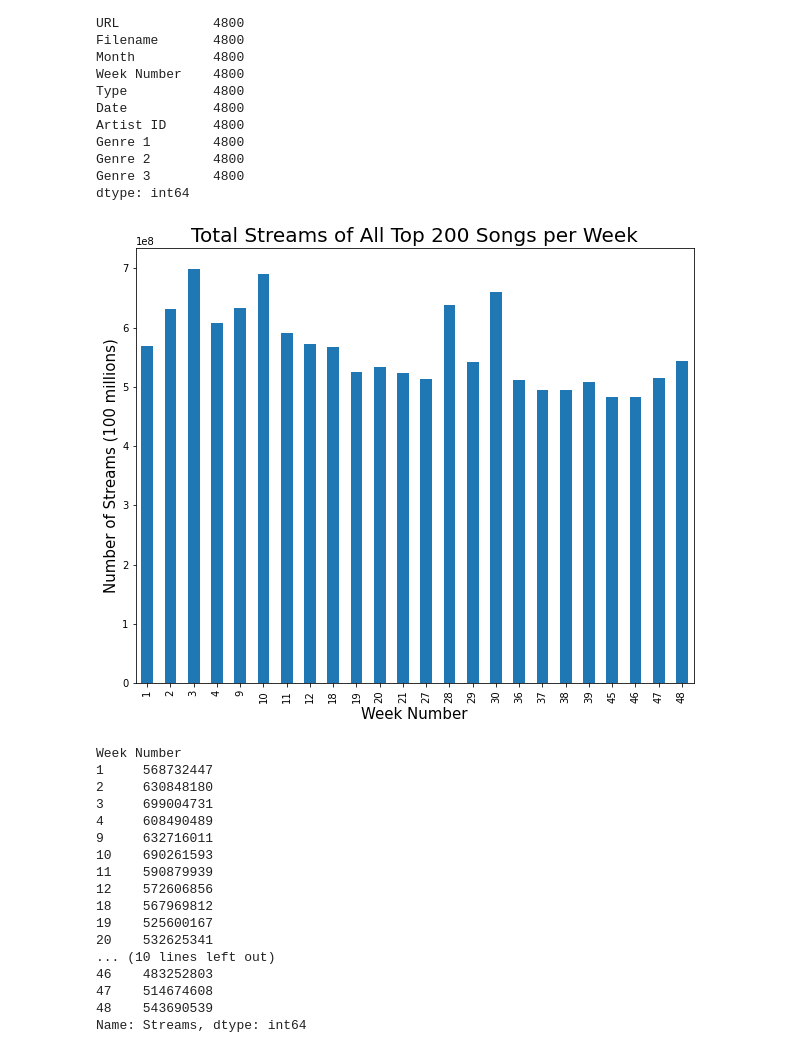
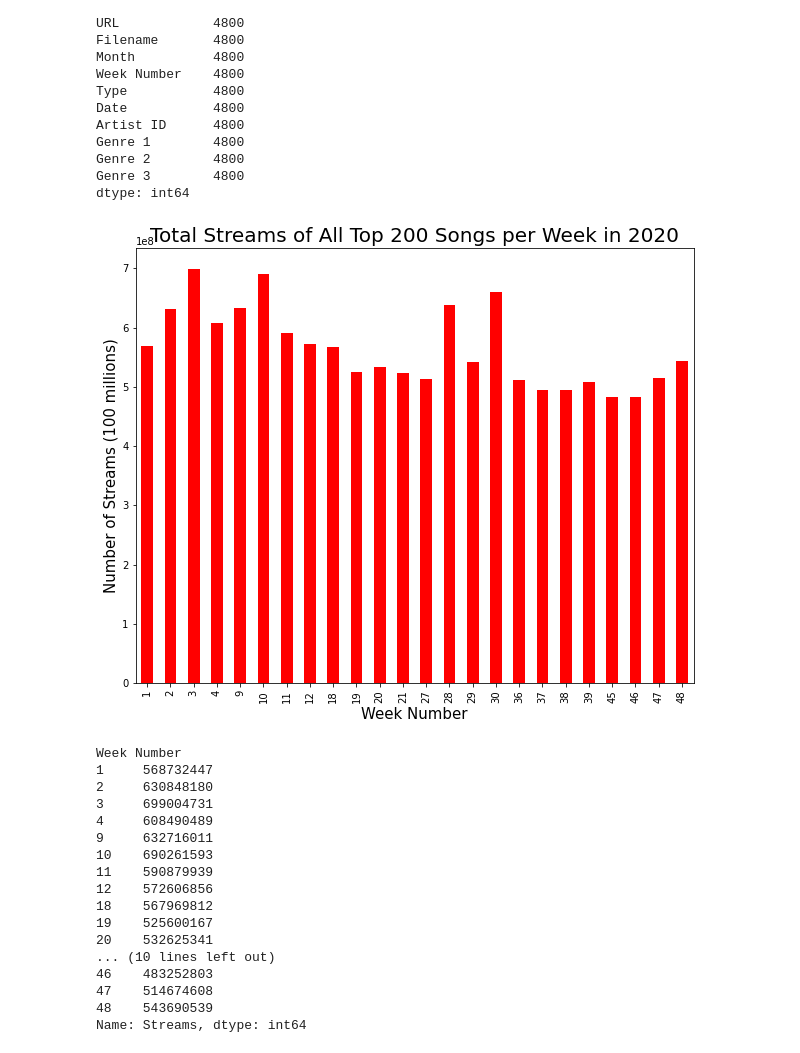
Before and after one commit to Teablee/project-one, a Jupyter notebook: Graphing.ipynb, the cells around one changed output. Drawn from its saved outputs; the diff is of its cells as text; code cells hidden in the pictures.

```diff
--- a/Graphing.ipynb
+++ b/Graphing.ipynb
@@ -384,18 +222,19 @@ dtype: int64
 top200_all_months.to_csv('top200_all_months.csv')
 # %%
-# Number of streams per week of top 200 of NOVEMBER
+# Graph the total number of streams per week of top 200 of the selected months of the year
 all_months_streaming = top200_all_months.groupby(['Week Number'])['Streams'].sum()
 plt.figure(figsize=[10,8])
-streaming_week_all = all_months_streaming.plot(kind='bar')
-plt.title("Total Streams of All Top 200 Songs per Week", fontsize=20)
+streaming_week_all = all_months_streaming.plot(kind='bar', color='red')
+plt.title("Total Streams of All Top 200 Songs per Week in 2020", fontsize=20)
 plt.ylabel("Number of Streams (100 millions)", fontsize=15)
 plt.xlabel("Week Number", fontsize=15)
-
+plt.gcf()
+plt.savefig("total_streams_per_week.jpeg")
 plt.show()
 
 all_months_streaming
 # %% [output]
-[figure, old version]
+[figure, new version]
 Week Number
 1     568732447
 2     630848180
```
Also changed, not shown: parts of 14 cells of this notebook, 3 other files.
